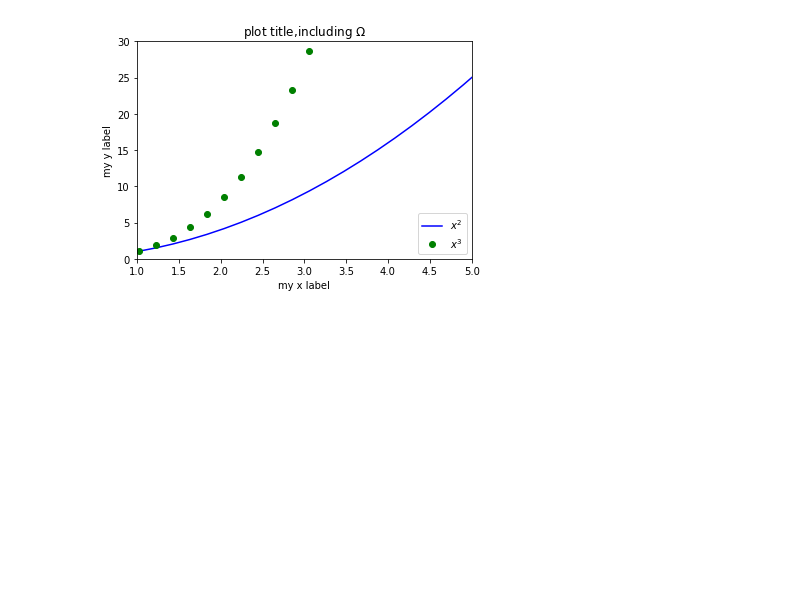
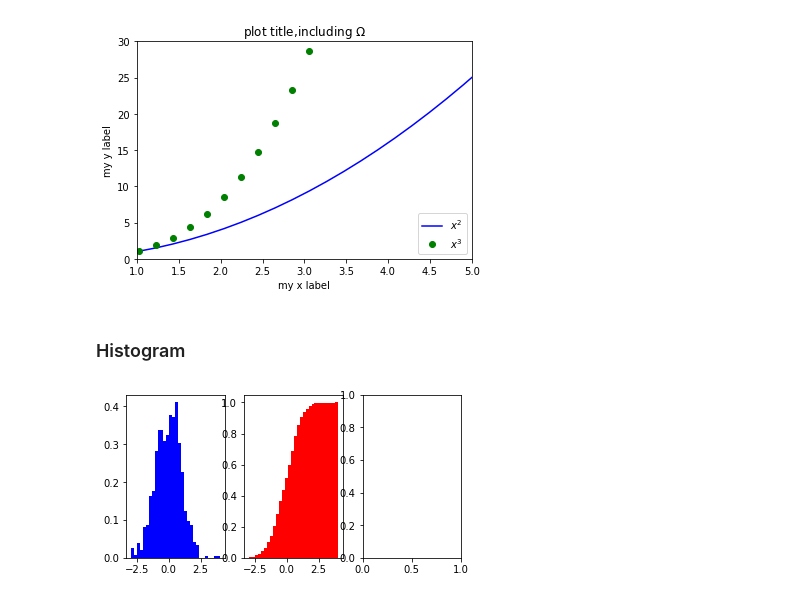
Before and after one commit to jaivrat/python_codes, a Jupyter notebook: learn/notebooks/matplotlib-tutorial.ipynb, the cells around one changed output. Drawn from its saved outputs; the diff is of its cells as text; code cells hidden in the pictures; blank space fills up the shorter version.

Commit message:
Added few more plots

```diff
--- a/learn/notebooks/matplotlib-tutorial.ipynb
+++ b/learn/notebooks/matplotlib-tutorial.ipynb
@@ -72,3 +72,17 @@ plt.legend()
 plt.show()
 # %% [output]
 [figure]
+# %% [markdown]
+### Histogram
+# %%
+data = np.random.randn(1000)
+f , (ax1, ax2, ax3) = plt.subplots (1, 3, figsize =(6,3))
+#histogram (pdf)
+ax1.hist(data, bins=30, normed=True, color='b')
+#empirical cdf
+ax2.hist(data, bins=30, normed=True, color='r', cumulative=True)
+plt.show()
+
+#Note ax3 is unused
+# %% [output]
+[figure, added]
```
Also changed, not shown: parts of 5 cells of this notebook.
